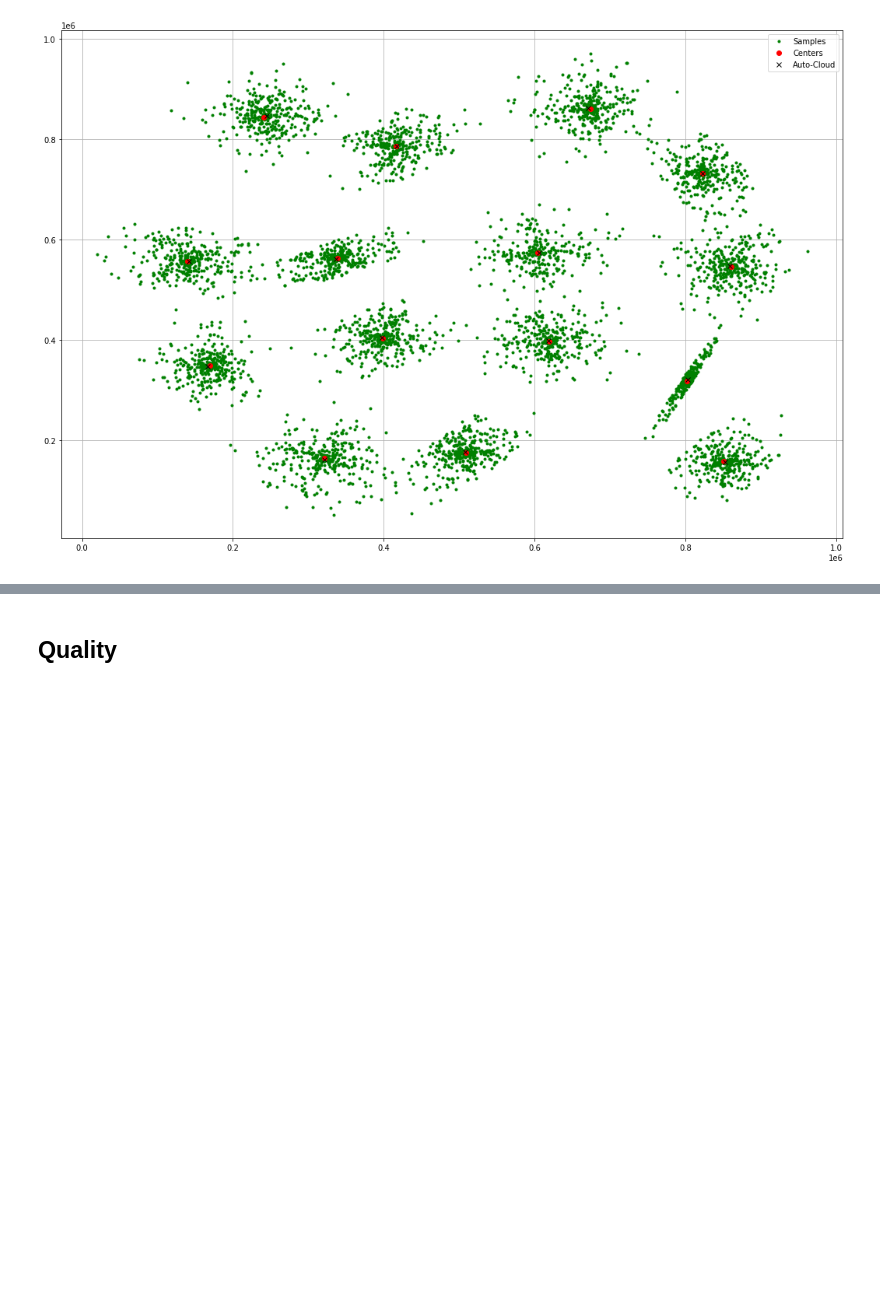
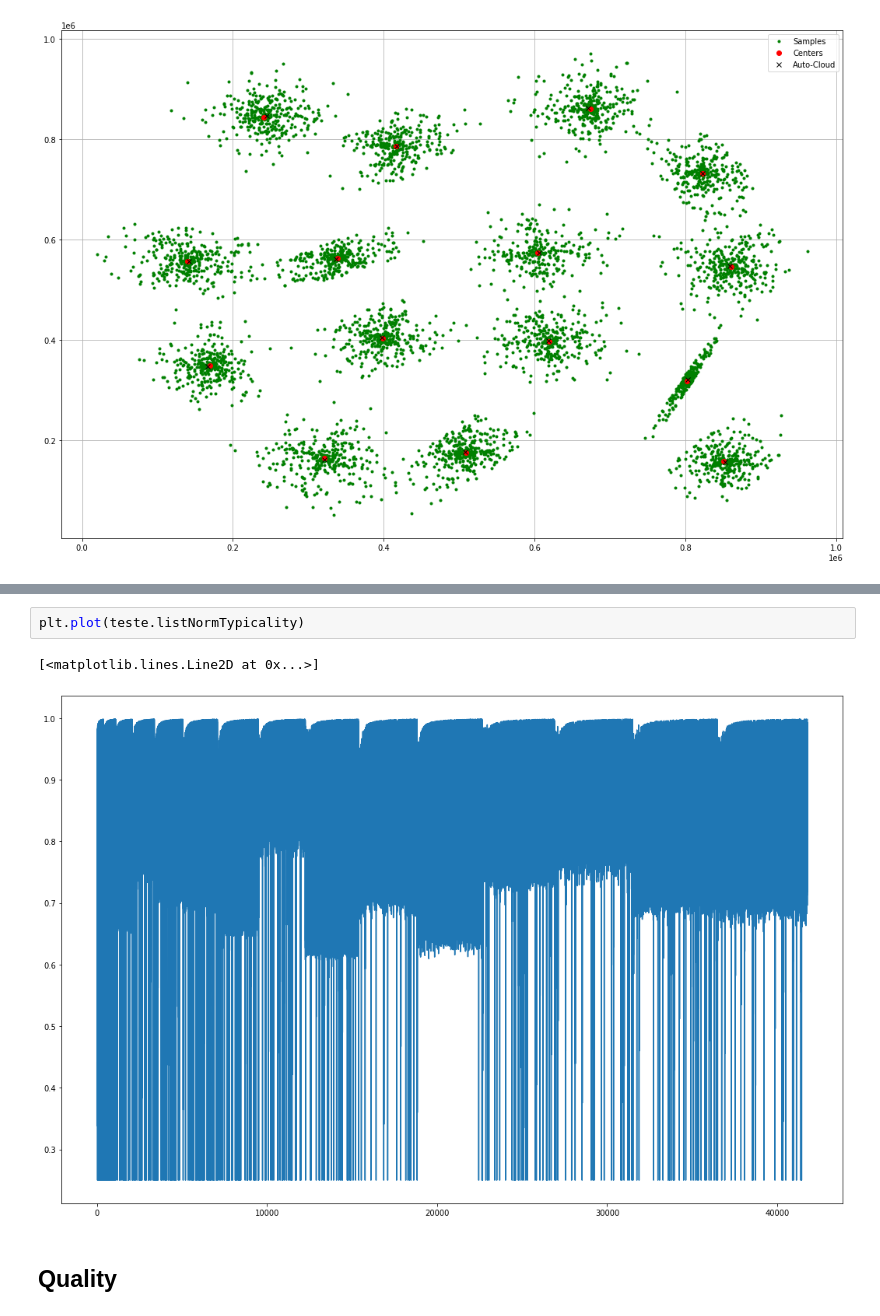
Before and after one commit to MailsonRibeiroSantos/AutoCloud, a Jupyter notebook: Auto_Cloud.ipynb, the cells around one changed output, grey strips where cells are left out. Saved outputs shown, nothing was run; the diff lists cells and outputs as text; blank space fills up the shorter version.

```diff
--- a/Auto_Cloud.ipynb
+++ b/Auto_Cloud.ipynb
@@ -191,3 +207,8 @@ plt.show()
+# %%
+plt.plot(teste.listNormTypicality)
+# %% [output]
+[<matplotlib.lines.Line2D at 0x...>]
+[figure, added]
 # %% [markdown]
 ## Quality
 # %%
```
Also changed, not shown: parts of 5 cells of this notebook.
